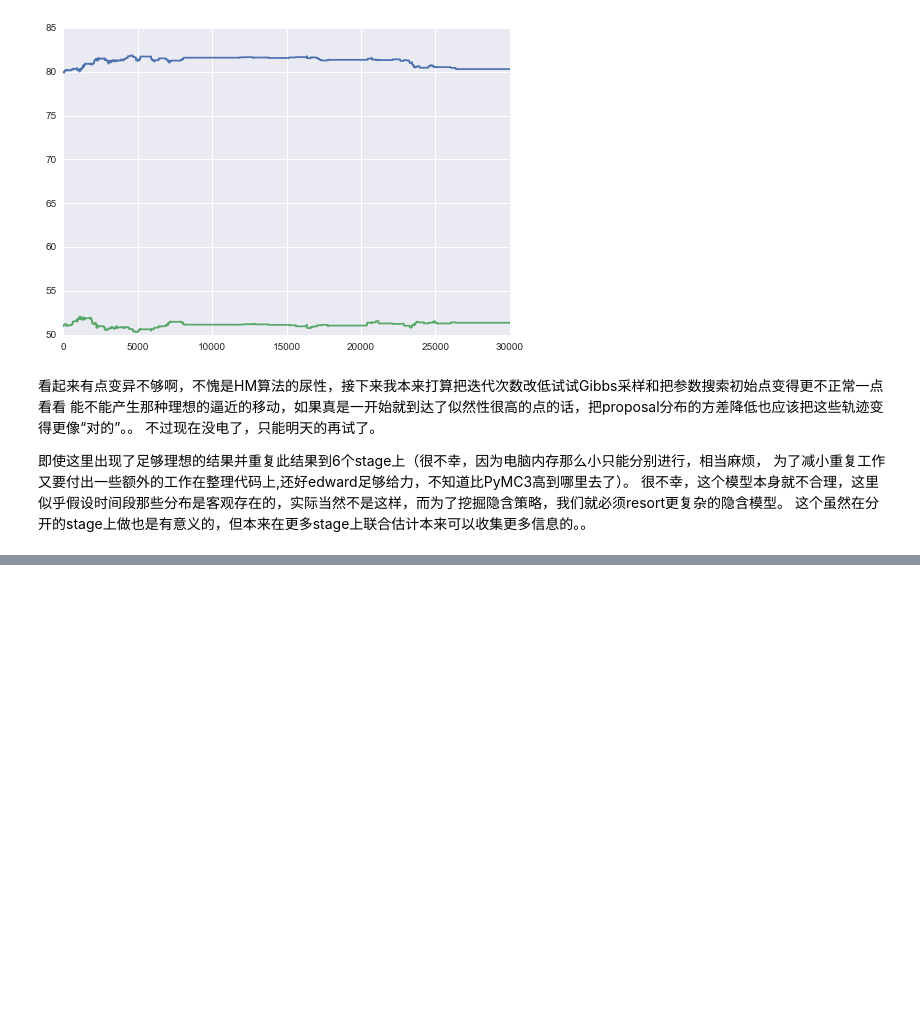
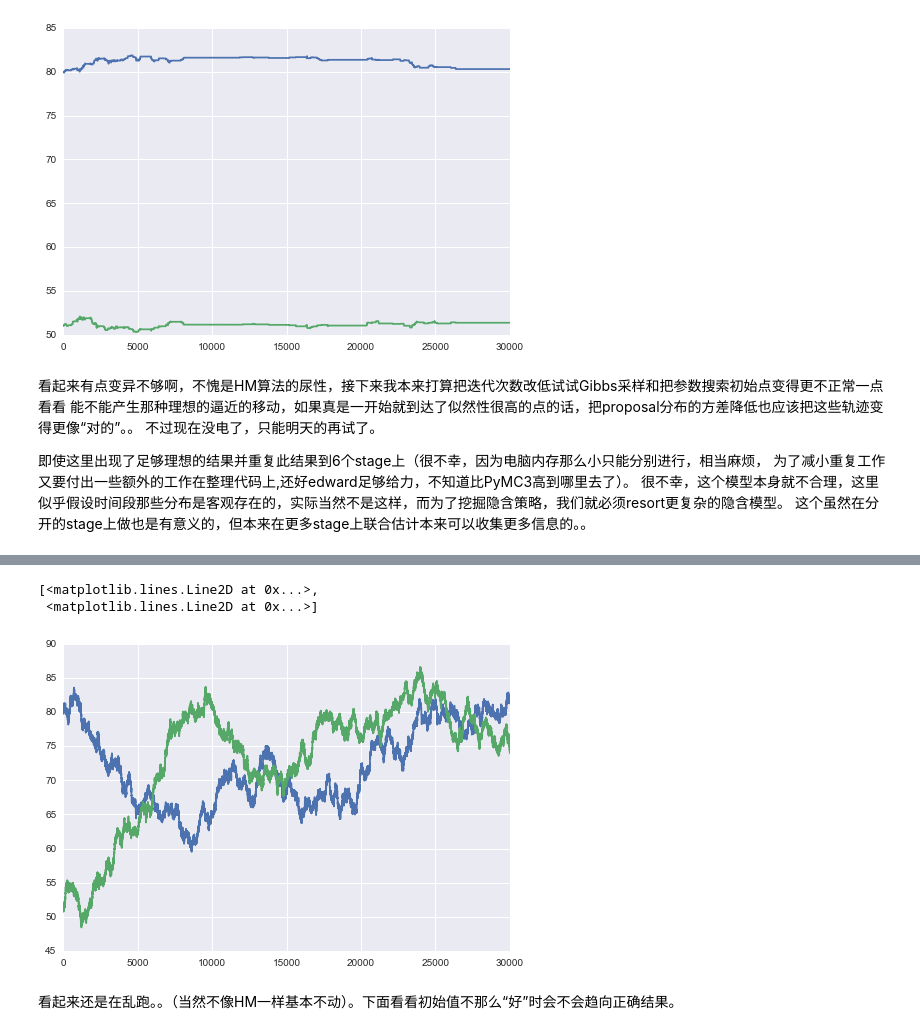
Before and after one commit to yiyuezhuo/touhou-replay-research, a Jupyter notebook: debug_model2.ipynb, the cells around one changed output, grey strips where cells are left out. Saved outputs shown, nothing was run; the diff lists cells and outputs as text; code cells hidden in the pictures; blank space fills up the shorter version.

```diff
--- a/debug_model2.ipynb
+++ b/debug_model2.ipynb
@@ -510,0 +549,8 @@ plt.plot(qdurations.params.eval()[:,0,:])
+# %%
+plt.plot(qdurations.params.eval()[:,0,:])
+# %% [output]
+[<matplotlib.lines.Line2D at 0x...>,
+ <matplotlib.lines.Line2D at 0x...>]
+[figure, added]
+# %% [markdown]
+看起来还是在乱跑。。（当然不像HM一样基本不动）。下面看看初始值不那么“好”时会不会趋向正确结果。
```
Also changed, not shown: parts of 34 cells of this notebook, 28 other files.
